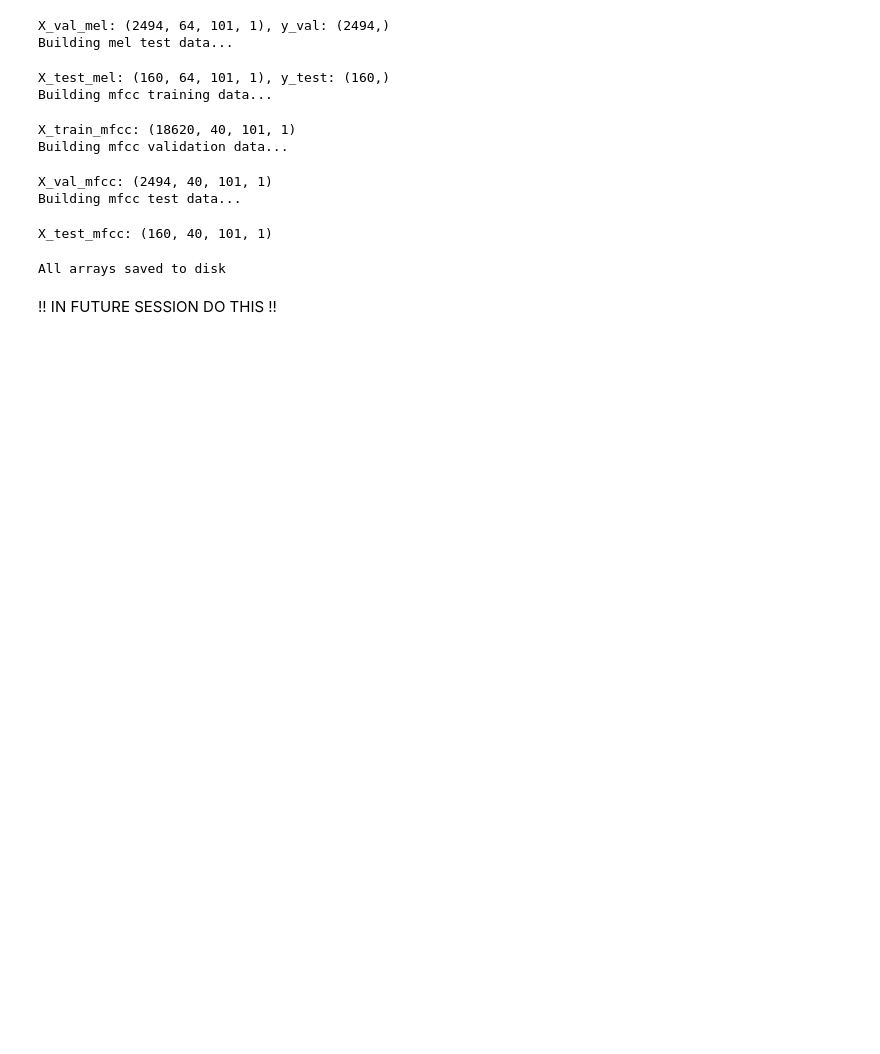
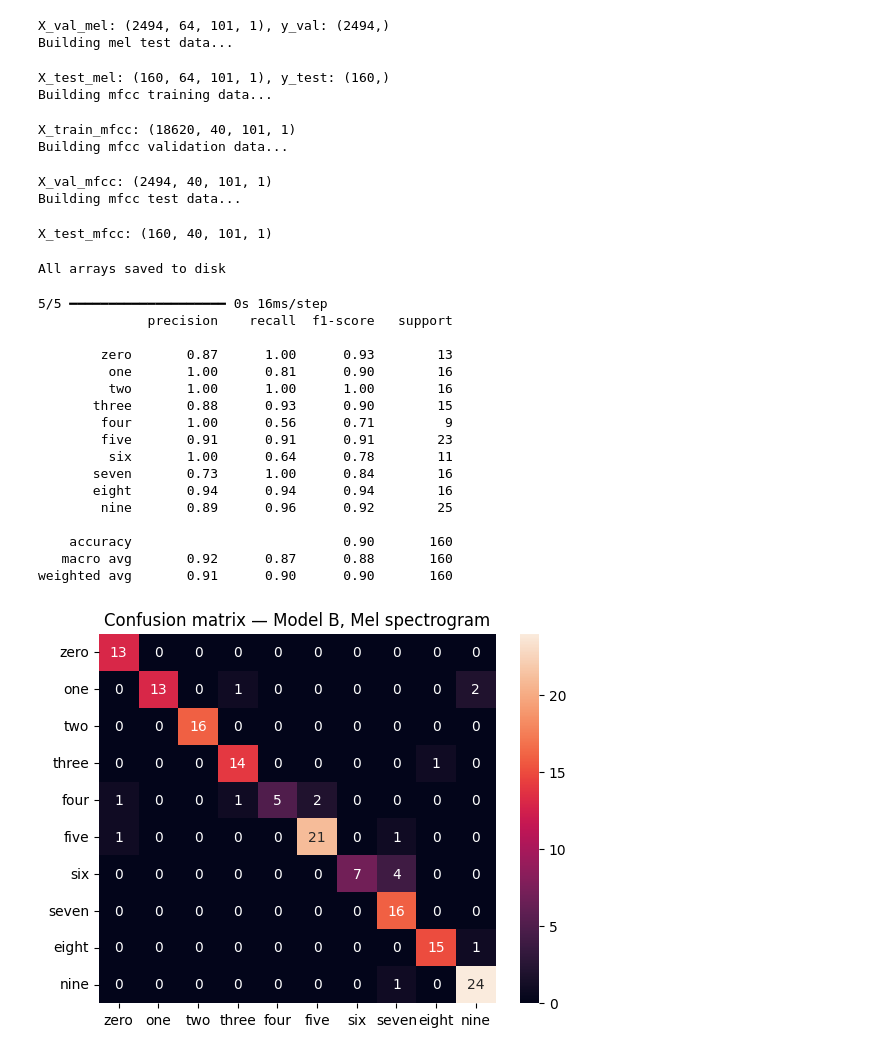
Before and after one commit to NicolasCatoiu/DAT255-Project-V26-Gr30, a Jupyter notebook: notebooks/exploration.ipynb, the cells around one changed output. Drawn from its saved outputs; the diff is of its cells as text; code cells hidden in the pictures; blank space fills up the shorter version.

Commit message:
fungerende modell

```diff
--- a/notebooks/exploration.ipynb
+++ b/notebooks/exploration.ipynb
@@ -444,5 +444,3 @@ np.save(os.path.join(DATA_DIR, "y_test.npy"), y_test)
 print("All arrays saved to disk")
 # %% [output]
 All arrays saved to disk
-# %% [markdown]
-!! IN FUTURE SESSION DO THIS !!
@@ -458,0 +447,48 @@ y_test  = np.load("y_test.npy")
+# %%
+from sklearn.metrics import confusion_matrix, classification_report
+import seaborn as sns
+import matplotlib.pyplot as plt
+from config import MODEL_DIR, DATA_DIR
+import tensorflow as tf
+import os
+
+model = tf.keras.models.load_model(os.path.join(MODEL_DIR, "deep_model-melSpectrogram.keras"))
+
+
+# Last inn testdata
+X_test_mel = np.load(os.path.join(DATA_DIR, "X_test_mel.npy"))
+y_test = np.load(os.path.join(DATA_DIR, "y_test.npy"))
+
+# Lag TensorFlow dataset
+test_ds = tf.data.Dataset.from_tensor_slices((X_test_mel, y_test)).batch(32)
+
+y_pred = model.predict(test_ds).argmax(axis=1)
+y_true = [label for _, label in test_ds.unbatch()]
+
+# Confusion matrix
+cm = confusion_matrix(y_true, y_pred)
+sns.heatmap(cm, annot=True, fmt='d', xticklabels=DIGIT_LABELS, yticklabels=DIGIT_LABELS)
+plt.title("Confusion matrix — Model B, Mel spectrogram")
+plt.savefig("confusion_matrix.png")
+
+# Per-class metrics
+print(classification_report(y_true, y_pred, target_names=DIGIT_LABELS))
+# %% [output]
+5/5 ━━━━━━━━━━━━━━━━━━━━ 0s 16ms/step
+              precision    recall  f1-score   support
+
+        zero       0.87      1.00      0.93        13
+         one       1.00      0.81      0.90        16
+         two       1.00      1.00      1.00        16
+       three       0.88      0.93      0.90        15
+        four       1.00      0.56      0.71         9
+        five       0.91      0.91      0.91        23
+         six       1.00      0.64      0.78        11
+       seven       0.73      1.00      0.84        16
+       eight       0.94      0.94      0.94        16
+        nine       0.89      0.96      0.92        25
+
+    accuracy                           0.90       160
+   macro avg       0.92      0.87      0.88       160
+weighted avg       0.91      0.90      0.90       160
+[figure, added]
```
Also changed, not shown: parts of 1 cell of this notebook, 4 other files.
